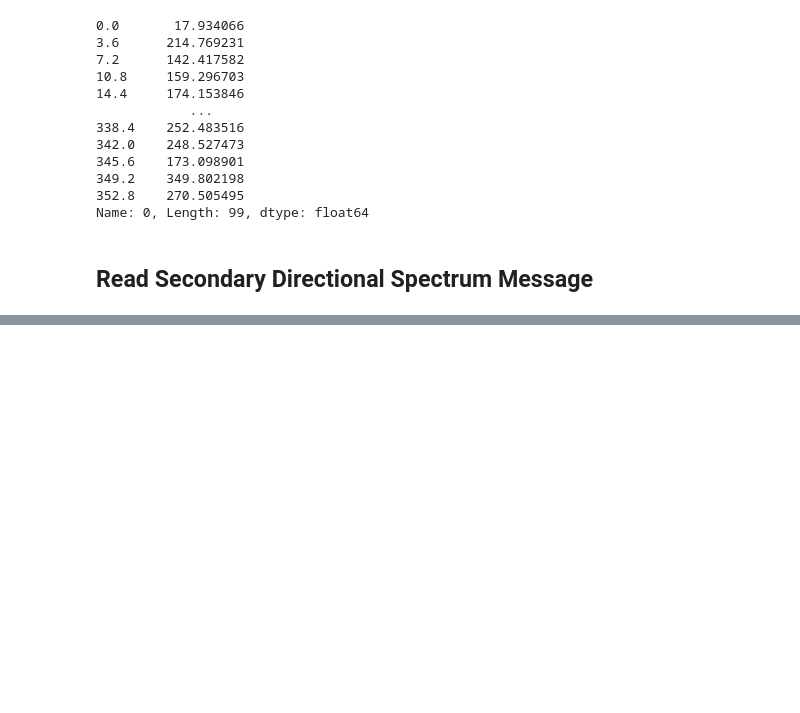
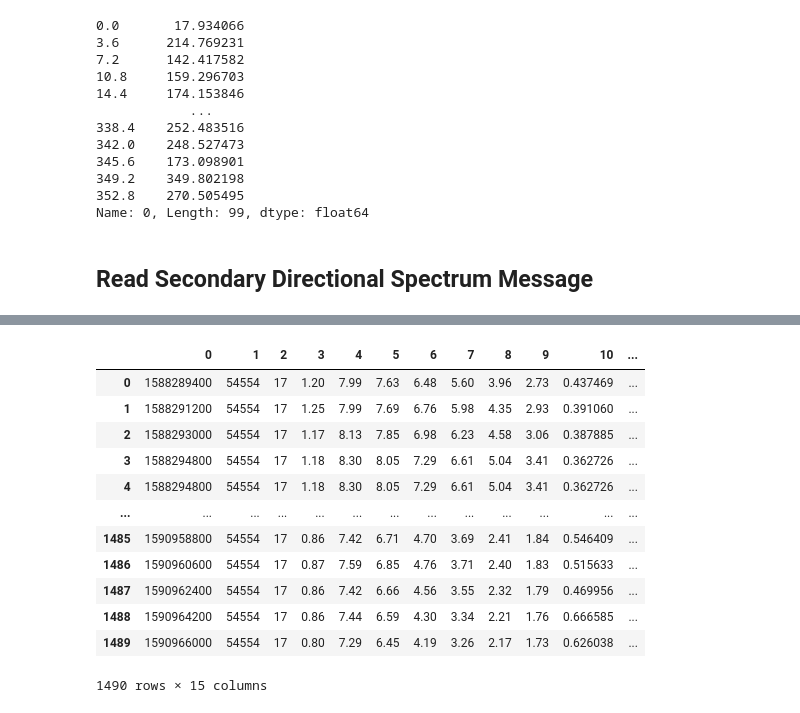
Before and after one commit to DrakonianMight/waveTools, a Jupyter notebook: Notebooks/ExploreData.ipynb, the cells around one changed output, grey strips where cells are left out. Saved outputs shown, nothing was run; the diff lists cells and outputs as text; code cells hidden in the pictures; blank space fills up the shorter version.

```diff
--- a/Notebooks/ExploreData.ipynb
+++ b/Notebooks/ExploreData.ipynb
@@ -88,0 +117,16 @@ Name: 0, Length: 99, dtype: float64
+# %%
+SpecParams
+# %% [output]
+|  | 0 | 1 | 2 | 3 | 4 | 5 | 6 | 7 | 8 | 9 | 10 | ... |
+| 0 | 1588289400 | 54554 | 17 | 1.20 | 7.99 | 7.63 | 6.48 | 5.60 | 3.96 | 2.73 | 0.437469 | ... |
+| 1 | 1588291200 | 54554 | 17 | 1.25 | 7.99 | 7.69 | 6.76 | 5.98 | 4.35 | 2.93 | 0.391060 | ... |
+| 2 | 1588293000 | 54554 | 17 | 1.17 | 8.13 | 7.85 | 6.98 | 6.23 | 4.58 | 3.06 | 0.387885 | ... |
+| 3 | 1588294800 | 54554 | 17 | 1.18 | 8.30 | 8.05 | 7.29 | 6.61 | 5.04 | 3.41 | 0.362726 | ... |
+| 4 | 1588294800 | 54554 | 17 | 1.18 | 8.30 | 8.05 | 7.29 | 6.61 | 5.04 | 3.41 | 0.362726 | ... |
+| ... | ... | ... | ... | ... | ... | ... | ... | ... | ... | ... | ... | ... |
+| 1485 | 1590958800 | 54554 | 17 | 0.86 | 7.42 | 6.71 | 4.70 | 3.69 | 2.41 | 1.84 | 0.546409 | ... |
+| 1486 | 1590960600 | 54554 | 17 | 0.87 | 7.59 | 6.85 | 4.76 | 3.71 | 2.40 | 1.83 | 0.515633 | ... |
+| 1487 | 1590962400 | 54554 | 17 | 0.86 | 7.42 | 6.66 | 4.56 | 3.55 | 2.32 | 1.79 | 0.469956 | ... |
+| 1488 | 1590964200 | 54554 | 17 | 0.86 | 7.44 | 6.59 | 4.30 | 3.34 | 2.21 | 1.76 | 0.666585 | ... |
+| 1489 | 1590966000 | 54554 | 17 | 0.80 | 7.29 | 6.45 | 4.19 | 3.26 | 2.17 | 1.73 | 0.626038 | ... |
+1490 rows × 15 columns
```
Also changed, not shown: parts of 8 cells of this notebook, 1 other file.
